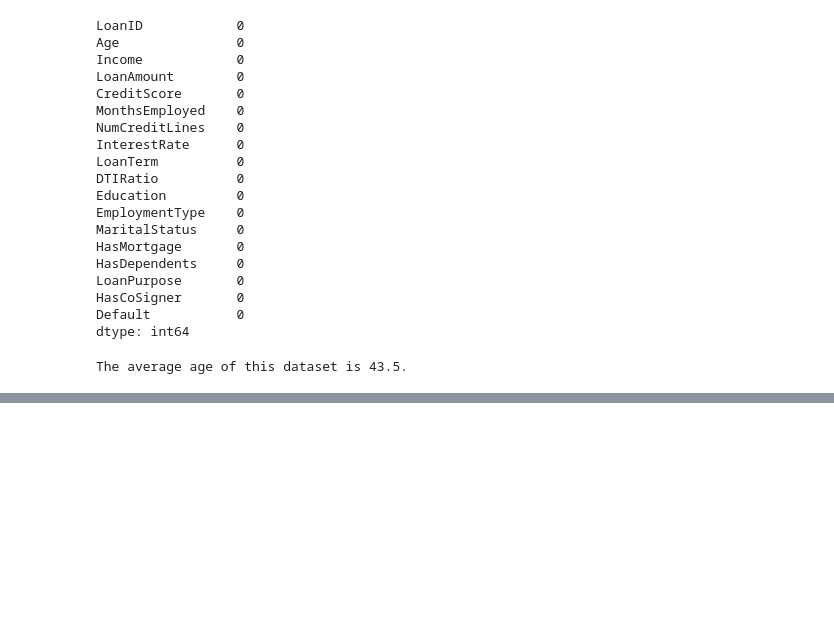
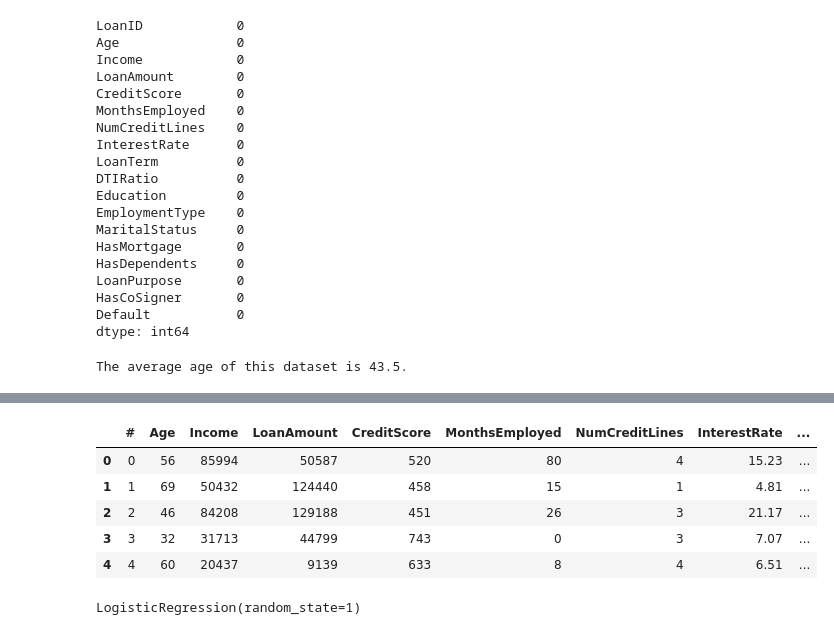
Before and after one commit to Jleavitt0/Project_4, a Jupyter notebook: Loan_prediction.ipynb, the cells around one changed output, grey strips where cells are left out. Saved outputs shown, nothing was run; the diff lists cells and outputs as text; code cells hidden in the pictures; blank space fills up the shorter version.

```diff
--- a/Loan_prediction.ipynb
+++ b/Loan_prediction.ipynb
@@ -88,0 +121,10 @@ The average age of this dataset is 43.5.
+# %%
+X = bank_df.drop(columns=['Default','LoanID','Education', 'EmploymentType', 'MaritalStatus', 'LoanPurpose', 'HasMortgage', 'HasDependents', 'HasCoSigner'])
+X.head()
+# %% [output]
+|  | # | Age | Income | LoanAmount | CreditScore | MonthsEmployed | NumCreditLines | InterestRate | ... |
+| 0 | 0 | 56 | 85994 | 50587 | 520 | 80 | 4 | 15.23 | ... |
+| 1 | 1 | 69 | 50432 | 124440 | 458 | 15 | 1 | 4.81 | ... |
+| 2 | 2 | 46 | 84208 | 129188 | 451 | 26 | 3 | 21.17 | ... |
+| 3 | 3 | 32 | 31713 | 44799 | 743 | 0 | 3 | 7.07 | ... |
+| 4 | 4 | 60 | 20437 | 9139 | 633 | 8 | 4 | 6.51 | ... |
@@ -88,0 +134,13 @@ The average age of this dataset is 43.5.
+# %%
+# LogisticRegression module from SKLearn
+from sklearn.linear_model import LogisticRegression
+
+# Instantiate the Logistic Regression model
+# Assign a random_state parameter of 1 to the model
+classifier = LogisticRegression(solver='lbfgs', random_state=1)
+classifier
+
+# Fit the model using training data
+classifier.fit(X_train, y_train)
+# %% [output]
+LogisticRegression(random_state=1)
```
Also changed, not shown: parts of 22 cells of this notebook, 1 other file.
